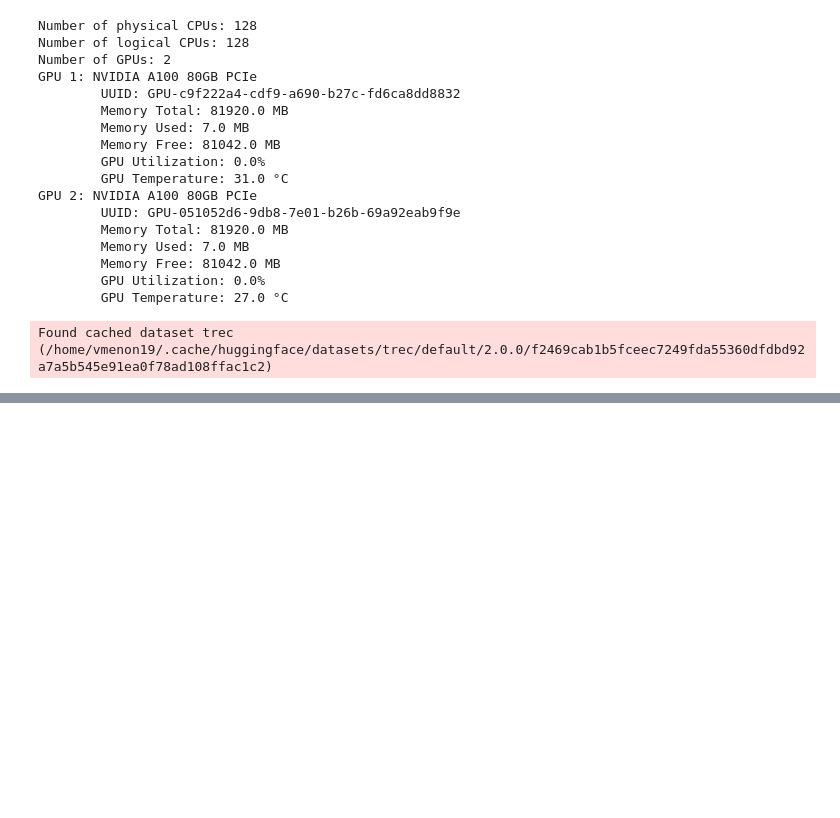
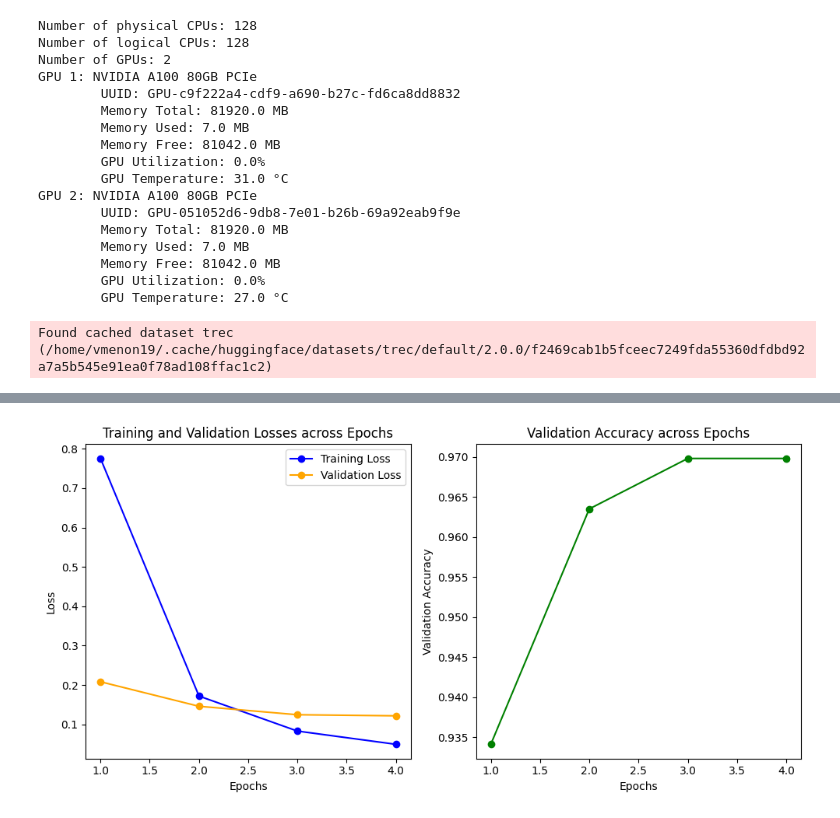
Before and after one commit to vaishakkmenon/FineTuneBert, a Jupyter notebook: Question_Classification_TREC.ipynb, the cells around one changed output, grey strips where cells are left out. Saved outputs shown, nothing was run; the diff lists cells and outputs as text; code cells hidden in the pictures; blank space fills up the shorter version.

Commit message:
Adding most recent graphs and changes

```diff
--- a/Question_Classification_TREC.ipynb
+++ b/Question_Classification_TREC.ipynb
@@ -283,0 +302,32 @@ Final Test Accuracy: 0.9720
+# %%
+import matplotlib.pyplot as plt
+
+# Epoch-wise data
+epochs = [1, 2, 3, 4]
+training_losses = [0.7755, 0.1718, 0.0828, 0.0492]
+validation_losses = [0.2081, 0.1458, 0.1243, 0.1216]
+validation_accuracies = [0.9341, 0.9635, 0.9698, 0.9698]
+
+# Plotting training and validation losses across epochs
+plt.figure(figsize=(10, 5))
+
+# Training Loss Plot
+plt.subplot(1, 2, 1)
+plt.plot(epochs, training_losses, marker='o', color='blue', label='Training Loss')
+plt.plot(epochs, validation_losses, marker='o', color='orange', label='Validation Loss')
+plt.title('Training and Validation Losses across Epochs')
+plt.xlabel('Epochs')
+plt.ylabel('Loss')
+plt.legend()
+
+# Validation Accuracy Plot
+plt.subplot(1, 2, 2)
+plt.plot(epochs, validation_accuracies, marker='o', color='green')
+plt.title('Validation Accuracy across Epochs')
+plt.xlabel('Epochs')
+plt.ylabel('Validation Accuracy')
+
+plt.tight_layout()
+plt.show()
+# %% [output]
+[figure, added]
```
Also changed, not shown: parts of 3 cells of this notebook, 8 other files.
